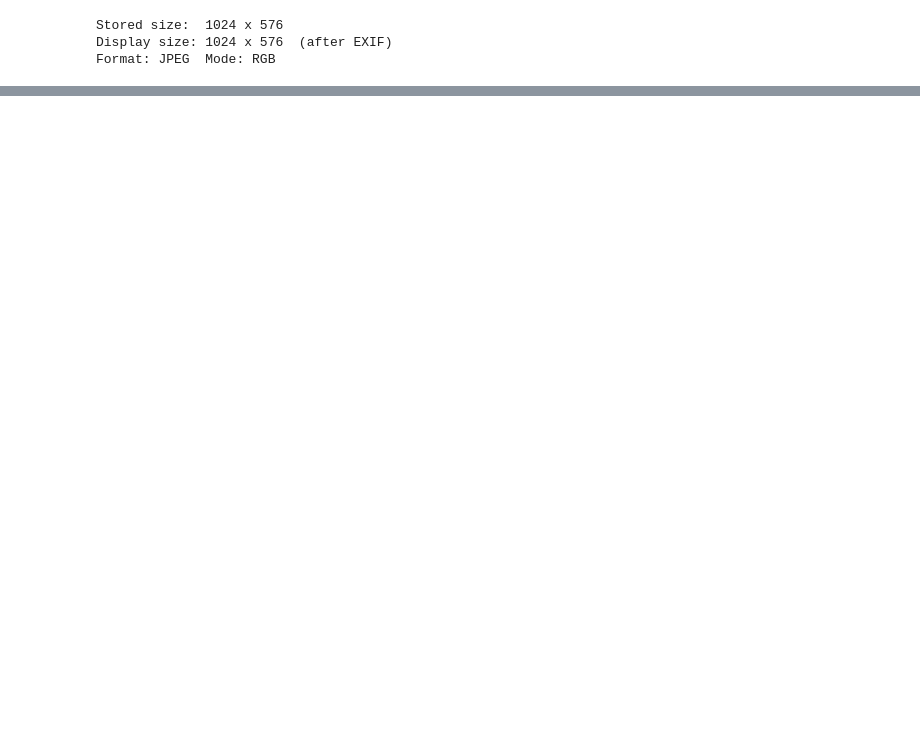
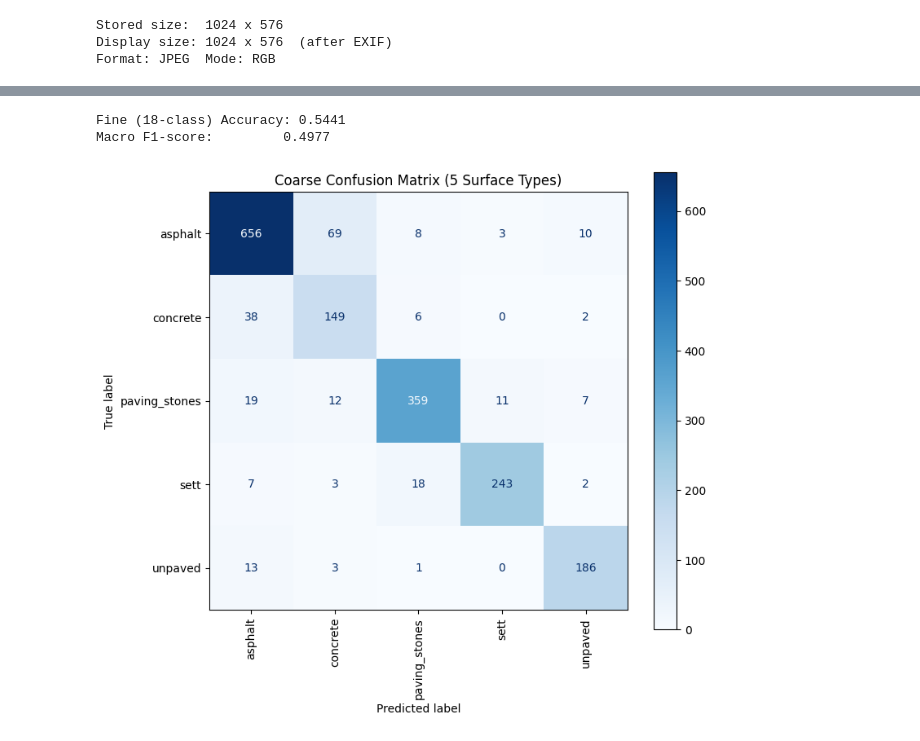
Before and after one commit to ElieSDK/roadsafe, a Jupyter notebook: notebooks/arina/baseline/FINAL_efficientnet.ipynb, the cells around one changed output, grey strips where cells are left out. Saved outputs shown, nothing was run; the diff lists cells and outputs as text; code cells hidden in the pictures; blank space fills up the shorter version.

```diff
--- a/notebooks/arina/baseline/FINAL_efficientnet.ipynb
+++ b/notebooks/arina/baseline/FINAL_efficientnet.ipynb
@@ -62,8 +59,8 @@ except Exception:
     WEIGHTS_AVAILABLE = False
 
 # >>>>> YOUR PATHS <<<<<
-IMG_DIR  = Path("/Users/BalqisHebat/Downloads/s_1024")
-CSV_PATH = Path("/Users/BalqisHebat/Downloads/streetSurfaceVis_v1_0_2.csv")
+IMG_DIR  = Path("/content/drive/MyDrive/data/s_1024")
+CSV_PATH = Path("/content/drive/MyDrive/data/streetSurfaceVis_v1_0_2.csv")
 
 OUT_DIR = Path("./outputs_streetsurfacevis")
 OUT_DIR.mkdir(parents=True, exist_ok=True)
@@ -616,0 +844,8 @@ Format: JPEG  Mode: RGB
+# %%
+# Calculate accuracy for each class from the confusion matrix
+class_accuracies = cm.diagonal() / cm.sum(axis=1)
+
+# Print the accuracy for each class
+print("Accuracy for each class:")
+for i, class_name in enumerate(class_names):
+    print(f"- {class_name}: {class_accuracies[i]:.4f}")
@@ -616,0 +872,53 @@ Format: JPEG  Mode: RGB
+# %%
+from sklearn.metrics import accuracy_score, f1_score
+
+# Assuming all_labels and all_preds are available from the confusion matrix cell
+
+# Accuracy (already calculated in a021d068-7fb0-48dc-8571-3eba23c1c916, but recalculating here for completeness)
+fine_acc = accuracy_score(all_labels, all_preds)
+
+# F1-score (macro average is often a good choice for multi-class)
+f1 = f1_score(all_labels, all_preds, average='macro')
+
+print(f"Fine (18-class) Accuracy: {fine_acc:.4f}")
+print(f"Macro F1-score:         {f1:.4f}")
+# %% [output]
+Fine (18-class) Accuracy: 0.5441
+Macro F1-score:         0.4977
+# %%
+from sklearn.metrics import confusion_matrix, ConfusionMatrixDisplay
+import matplotlib.pyplot as plt
+import numpy as np
+
+# Assuming all_labels and all_preds are available from the fine-grained confusion matrix cell
+
+# Map fine-grained indices back to fine-grained class names
+fine_label_names = [idx_to_cls[i] for i in sorted(idx_to_cls.keys())]
+
+# Extract coarse master labels from the fine-grained names
+# This assumes fine_label_names are in the format "master/sub"
+true_coarse_labels = [label.split('/')[0] for label in [fine_label_names[i] for i in all_labels]]
+pred_coarse_labels = [label.split('/')[0] for label in [fine_label_names[i] for i in all_preds]]
+
+# Get the unique coarse class names in a defined order (matching the order in df)
+coarse_class_names = sorted(df[MASTER_COL].unique())
+
+# Convert coarse string labels to integer indices for confusion_matrix
+coarse_name_to_idx = {name: i for i, name in enumerate(coarse_class_names)}
+true_coarse_indices = [coarse_name_to_idx[label] for label in true_coarse_labels]
+pred_coarse_indices = [coarse_name_to_idx[label] for label in pred_coarse_labels]
+
+
+# Generate confusion matrix for coarse classes
+cm_coarse = confusion_matrix(true_coarse_indices, pred_coarse_indices)
+
+# Display confusion matrix
+fig, ax = plt.subplots(figsize=(8, 7))
+disp_coarse = ConfusionMatrixDisplay(confusion_matrix=cm_coarse, display_labels=coarse_class_names)
+disp_coarse.plot(cmap=plt.cm.Blues, ax=ax)
+plt.title("Coarse Confusion Matrix (5 Surface Types)")
+plt.xticks(rotation=90)
+plt.tight_layout()
+plt.show()
+# %% [output]
+[figure, added]
```
Also changed, not shown: parts of 15 cells of this notebook, 6 other files.
